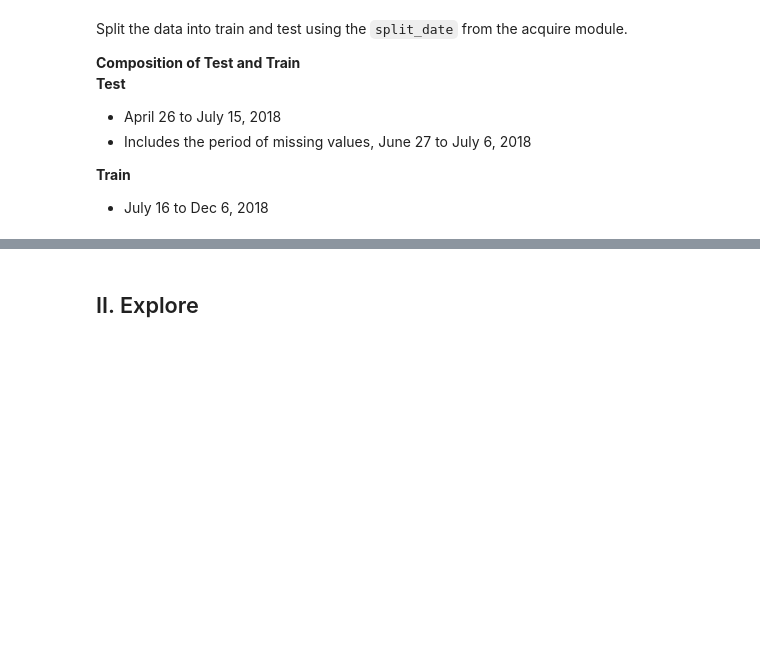
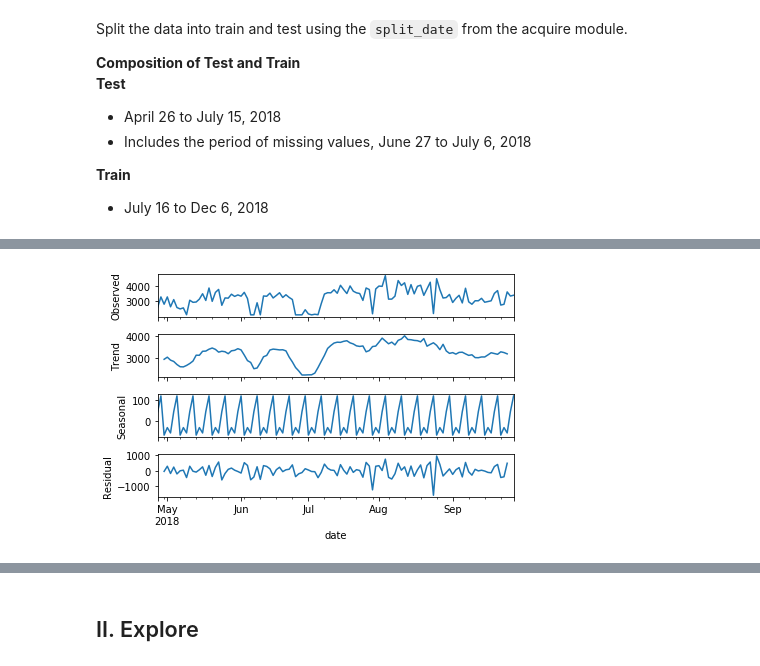
Before and after one commit to BlancoRD/Fitbit-Time-Series, a Jupyter notebook: setup.ipynb, the cells around one changed output, grey strips where cells are left out. Cells and saved outputs as stored; diff of their text form; code cells hidden in the pictures; blank space fills up the shorter version.

```diff
--- a/setup.ipynb
+++ b/setup.ipynb
@@ -84,6 +95,7 @@ The `acquire` function from the acquire.py module produces a data frame out of `
 # %%
-df = acquire.acquire()
+# #### acquire function broke!!!
+# df = acquire.acquire()
 
-#Initial look at the data.
-#Catch presence of nulls and inappropriate data types
-df.info()
+# #Initial look at the data.
+# #Catch presence of nulls and inappropriate data types
+# df.info()
@@ -122,3 +118,6 @@ df.sample(5) #inspect the object-type attributes
 It seems that commas are making these numeric attributes as object types. To remove commas and cast these columns from object into integer types, call the `handle_obj_type` function from the acquire.py module.
 # %%
 df = acquire.handle_obj_type(df)
+# %%
+train = (df.loc[:int(len(df)*.70)])
+test = (df.loc[train.shape[0]:])
@@ -125,2 +133,7 @@ df = acquire.handle_obj_type(df)
+# %%
+train.date = pd.to_datetime(train.date)
+test.date = pd.to_datetime(test.date)
+train = train.set_index("date")
+test = test.set_index("date")
 # %% [markdown]
 Finally, to facilitate our analysis, cast `date` column into datetime data type, and set it as the index of our data frame. Call `basic_clean` function to execute these, as well as validate that the days are distinct, i.e. no duplicate records.
@@ -158,2 +151,0 @@ def split_date_back(df):
-# %%
-train, test = split_date_back(df)
@@ -159,0 +162,7 @@ train, test = split_date_back(df)
+# %%
+decomposition = sm.tsa.seasonal_decompose(train.cal_burn.resample("B").mean(), model='additive')
+
+fig = decomposition.plot()
+plt.show()
+# %% [output]
+[figure, added]
```
Also changed, not shown: parts of 42 cells of this notebook.
